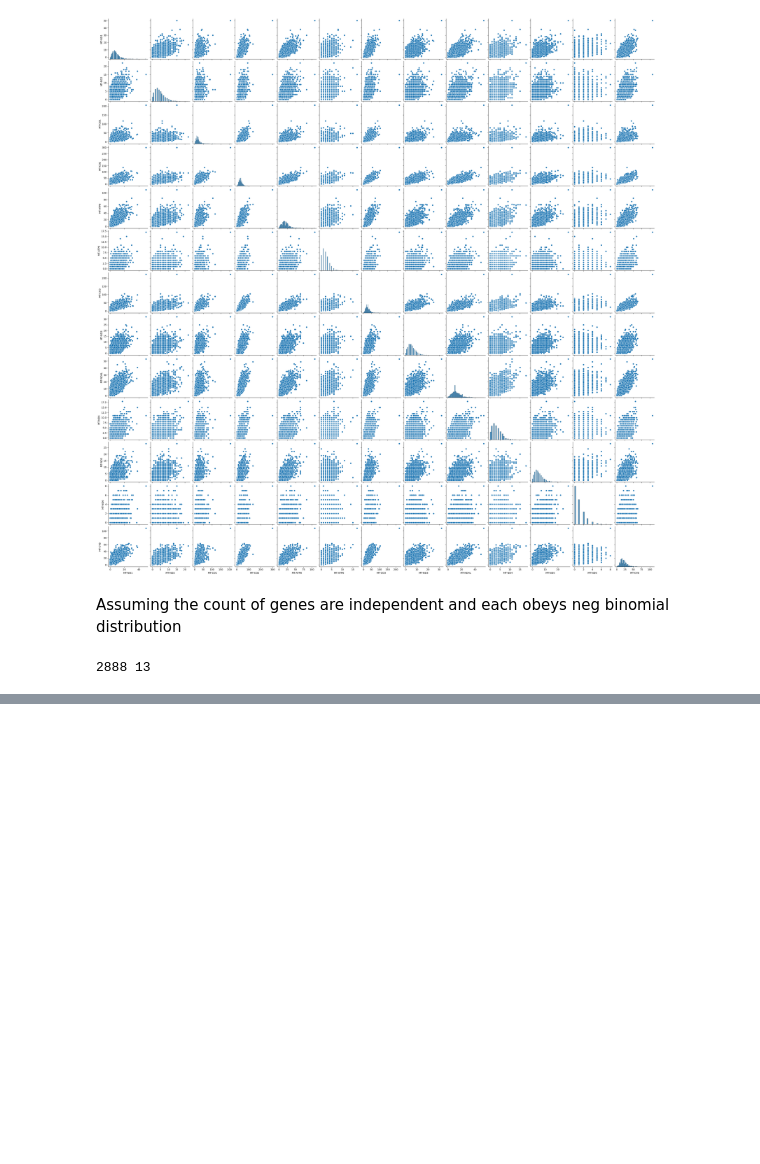
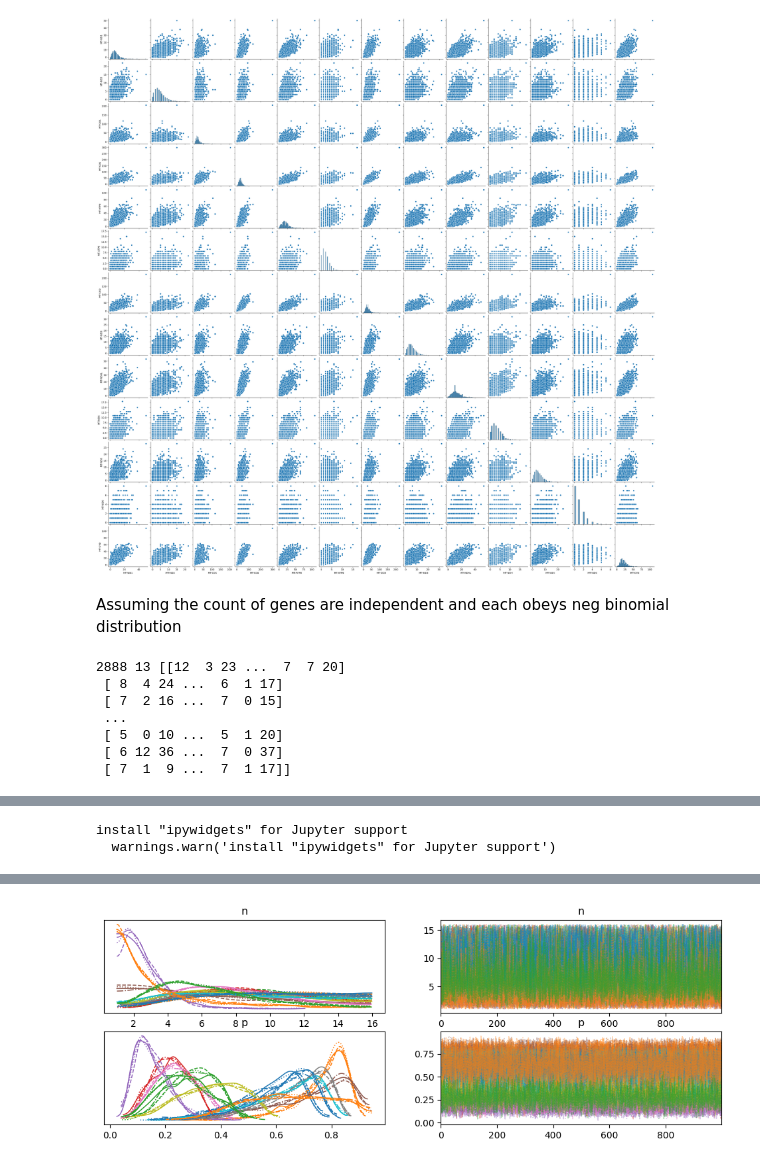
Before and after one commit to rrrrrrrlll/M2R_Group_12, a Jupyter notebook: neg_binomial_fit.ipynb, the cells around one changed output, grey strips where cells are left out. Saved outputs shown, nothing was run; the diff lists cells and outputs as text; code cells hidden in the pictures; blank space fills up the shorter version.

Commit message:
trace

```diff
--- a/neg_binomial_fit.ipynb
+++ b/neg_binomial_fit.ipynb
@@ -60,14 +66,20 @@ plt.show()
 Assuming the count of genes are independent and each obeys neg binomial distribution
 # %%
 # Convert data to np array
-expr = df.to_numpy()[:, 1:]
+expr = df.to_numpy()[:, 1:].astype('int64')
 
 # Number of cells and genes
 num_cells = len(expr)
 num_genes = len(expr[0])
-print(num_cells, num_genes)
+print(num_cells, num_genes, expr)
 # %% [output]
-2888 13
+2888 13 [[12  3 23 ...  7  7 20]
+ [ 8  4 24 ...  6  1 17]
+ [ 7  2 16 ...  7  0 15]
+ ...
+ [ 5  0 10 ...  5  1 20]
+ [ 6 12 36 ...  7  0 37]
+ [ 7  1  9 ...  7  1 17]]
 # %%
 with pm.Model() as model:
     # Priors
@@ -75,8 +87,10 @@ with pm.Model() as model:
     n_prior = pm.Uniform('n', lower=1, upper=16, shape=num_genes)
 
     # Negative binomial likelihood for each gene
-    obs = pm.NegativeBinomial('obs', mu= n_prior*(1 - p_prior)/p_prior, alpha=n_prior, observed=expr[0])
+    obs = pm.NegativeBinomial('obs', mu= n_prior*(1 - p_prior)/p_prior, alpha=n_prior, observed=expr[:10])
 
     # Sampling
     trace = pm.sample(1000)
+
+    az.plot_trace(trace)
 # %% [output]
@@ -83,0 +109,2 @@ TypeError: ufunc 'isnan' not supported for the input types, and the inputs could
+install "ipywidgets" for Jupyter support
+  warnings.warn('install "ipywidgets" for Jupyter support')
@@ -83,0 +114 @@ TypeError: ufunc 'isnan' not supported for the input types, and the inputs could
+[figure, added]
```
Also changed, not shown: parts of 2 cells of this notebook.
